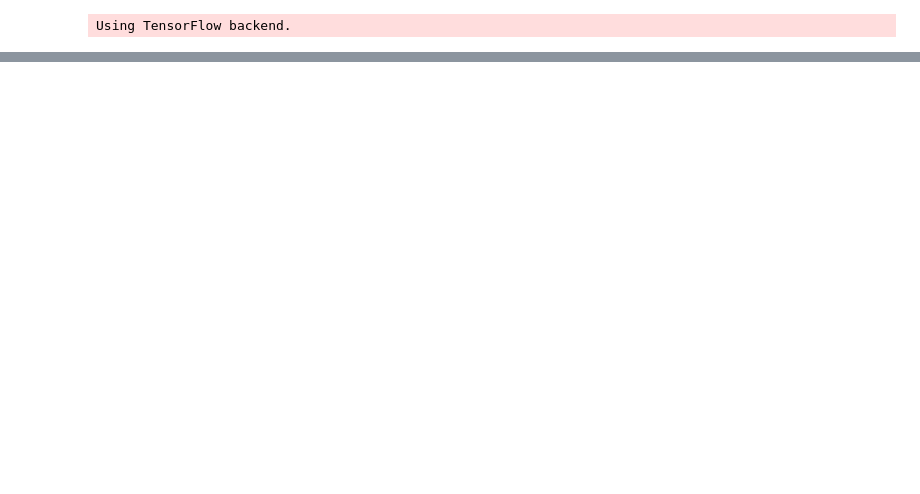
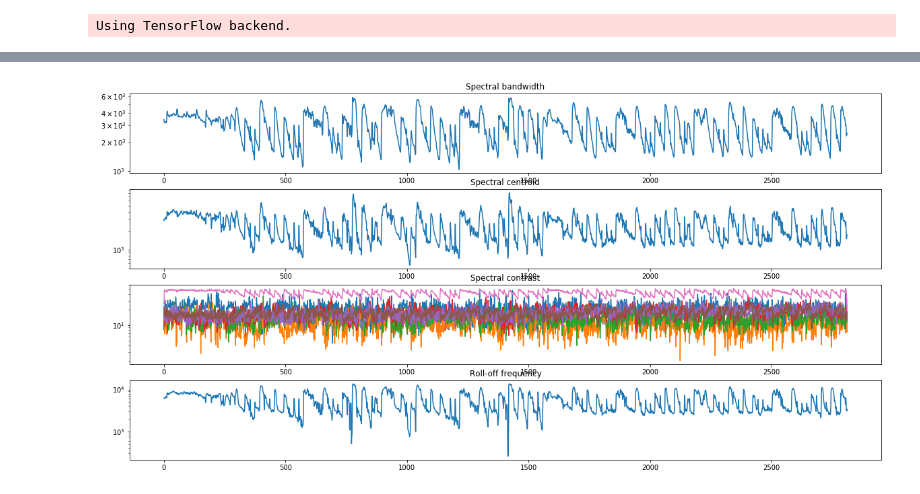
Before and after one commit to Dolado/fma, a Jupyter notebook: song_category_prediction.ipynb, the cells around one changed output, grey strips where cells are left out. Cells and saved outputs as stored; diff of their text form; code cells hidden in the pictures; blank space fills up the shorter version.

```diff
--- a/song_category_prediction.ipynb
+++ b/song_category_prediction.ipynb
@@ -82,0 +127,25 @@ features
+# %%
+bandwidth = librosa.feature.spectral_bandwidth(y=example, sr=sr)
+centroid  = librosa.feature.spectral_centroid(y=example, sr=sr)
+contrast  = librosa.feature.spectral_contrast(y=example, sr=sr, n_bands=6)
+rolloff   = librosa.feature.spectral_rolloff(y=example, sr=sr)
+
+plt.figure(figsize=(20,10))
+plt.subplot(4,1,1)
+plt.semilogy(bandwidth.T)
+plt.title('Spectral bandwidth')
+
+plt.subplot(4,1,2)
+plt.semilogy(centroid.T)
+plt.title('Spectral centroid')
+
+plt.subplot(4,1,3)
+plt.semilogy(contrast.T)
+plt.title('Spectral contrast')
+
+plt.subplot(4,1,4)
+plt.semilogy(rolloff.T)
+plt.title('Roll-off frequency')
+plt.show()
+# %% [output]
+[figure, added]
```
Also changed, not shown: parts of 15 cells of this notebook.
